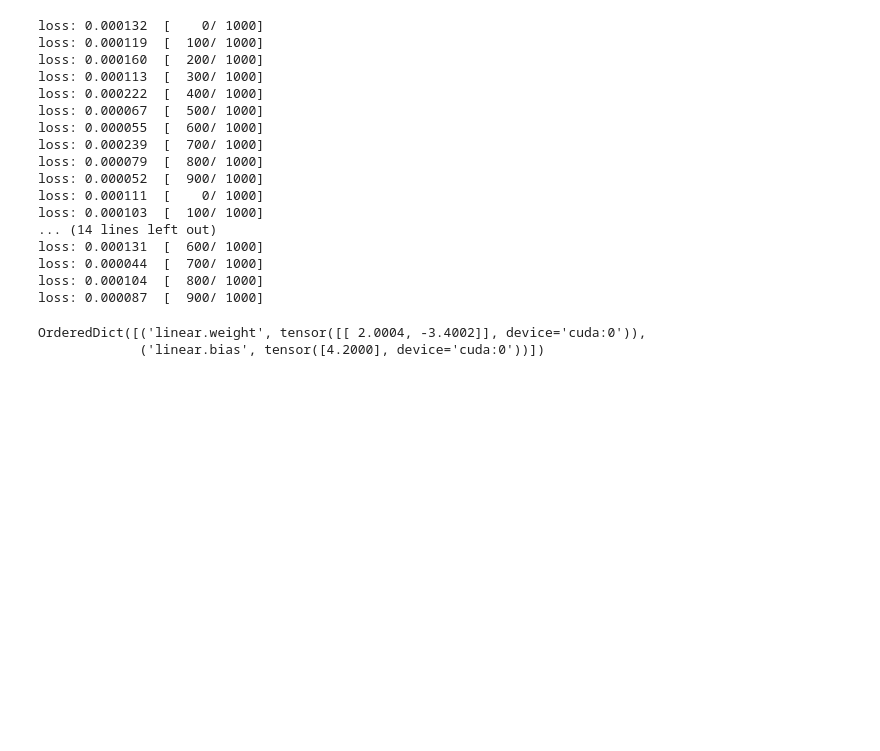
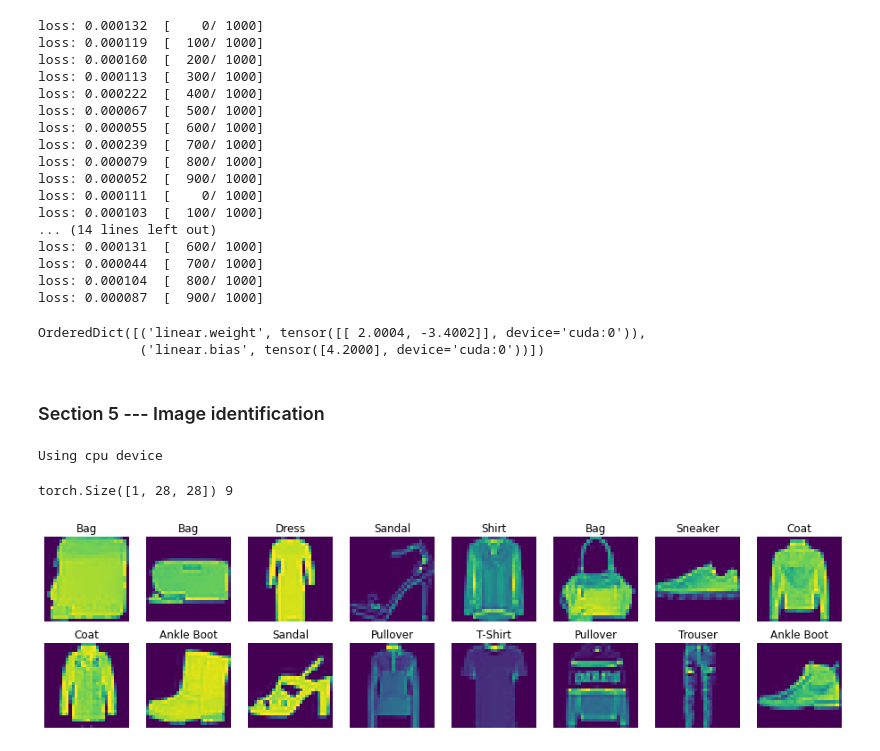
Before and after one commit to yiwenxue/ml, a Jupyter notebook: diveinto-DL.ipynb, the cells around one changed output. Cells and saved outputs as stored; diff of their text form; code cells hidden in the pictures; blank space fills up the shorter version.

```diff
--- a/diveinto-DL.ipynb
+++ b/diveinto-DL.ipynb
@@ -179,3 +179,5 @@ net.state_dict()
 # %% [output]
 OrderedDict([('linear.weight', tensor([[ 2.0004, -3.4002]], device='cuda:0')),
              ('linear.bias', tensor([4.2000], device='cuda:0'))])
+# %% [markdown]
+### Section 5 --- Image identification
@@ -181,0 +198,51 @@ OrderedDict([('linear.weight', tensor([[ 2.0004, -3.4002]], device='cuda:0')),
+# %%
+device = "cuda" if torch.cuda.is_available() else "cpu"
+print("Using {} device".format(device))
+# %% [output]
+Using cpu device
+# %%
+training_data = datasets.FashionMNIST(
+    root="data",
+    train=True,
+    download=True,
+    transform=ToTensor(),
+)
+
+# Download test data from open datasets.
+test_data = datasets.FashionMNIST(
+    root="data",
+    train=False,
+    download=True,
+    transform=ToTensor(),
+)
+# %%
+feature, label = training_data[0]
+print(feature.shape, label)
+# %% [output]
+torch.Size([1, 28, 28]) 9
+# %%
+labels_map = {
+    0: "T-Shirt",
+    1: "Trouser",
+    2: "Pullover",
+    3: "Dress",
+    4: "Coat",
+    5: "Sandal",
+    6: "Shirt",
+    7: "Sneaker",
+    8: "Bag",
+    9: "Ankle Boot",
+}
+
+cols, rows = 8, 2
+figure = plt.figure(figsize=(cols*2, rows*2))
+for i in range(1, cols * rows + 1):
+    sample_idx = torch.randint(len(training_data), size=(1,)).item()
+    img, label = training_data[sample_idx]
+    figure.add_subplot(rows, cols, i)
+    plt.title(labels_map[label])
+    plt.axis("off")
+    plt.imshow(img.squeeze())
+plt.show()
+# %% [output]
+[figure, added]
```
Also changed, not shown: parts of 40 cells of this notebook.
